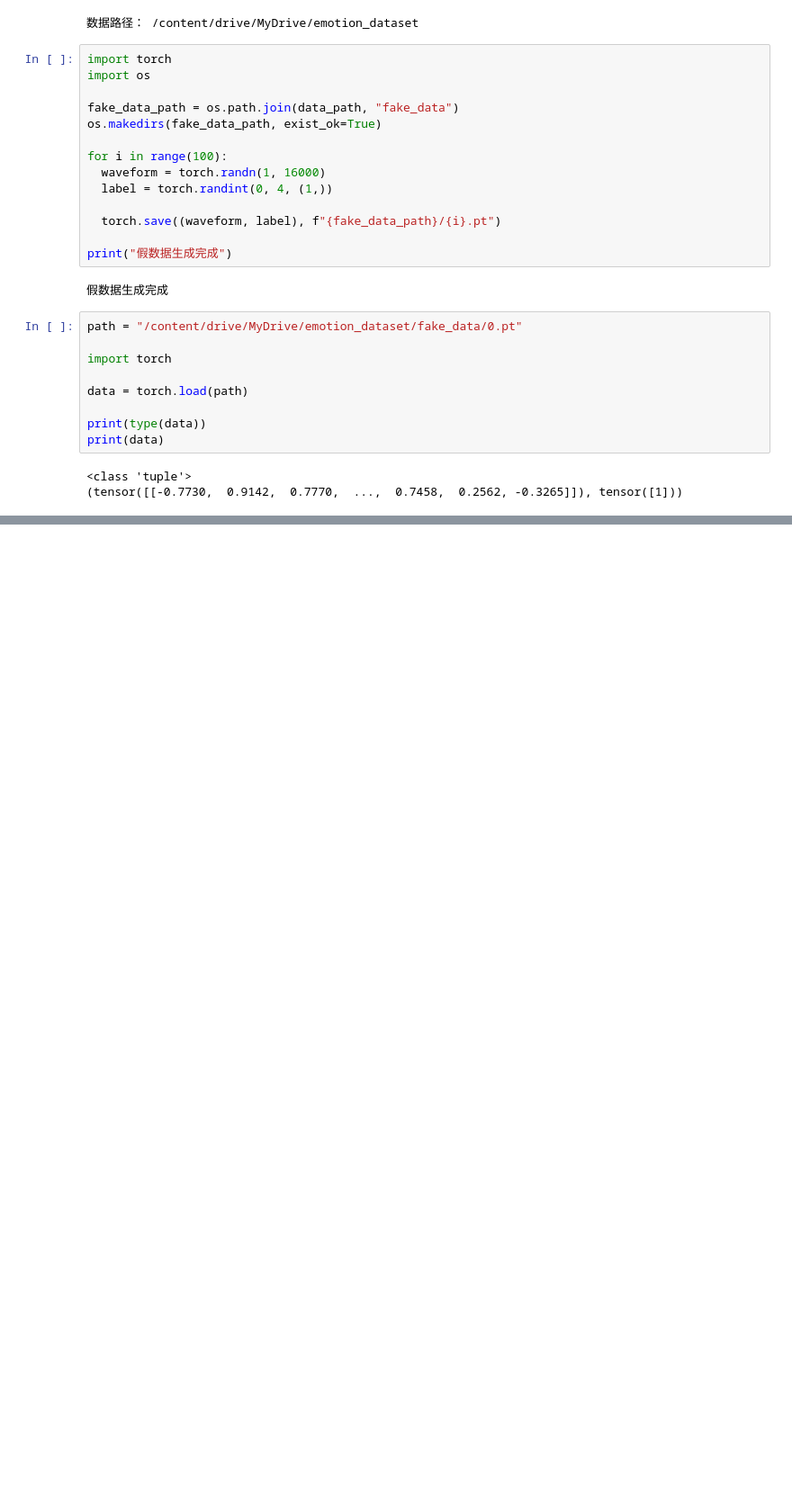
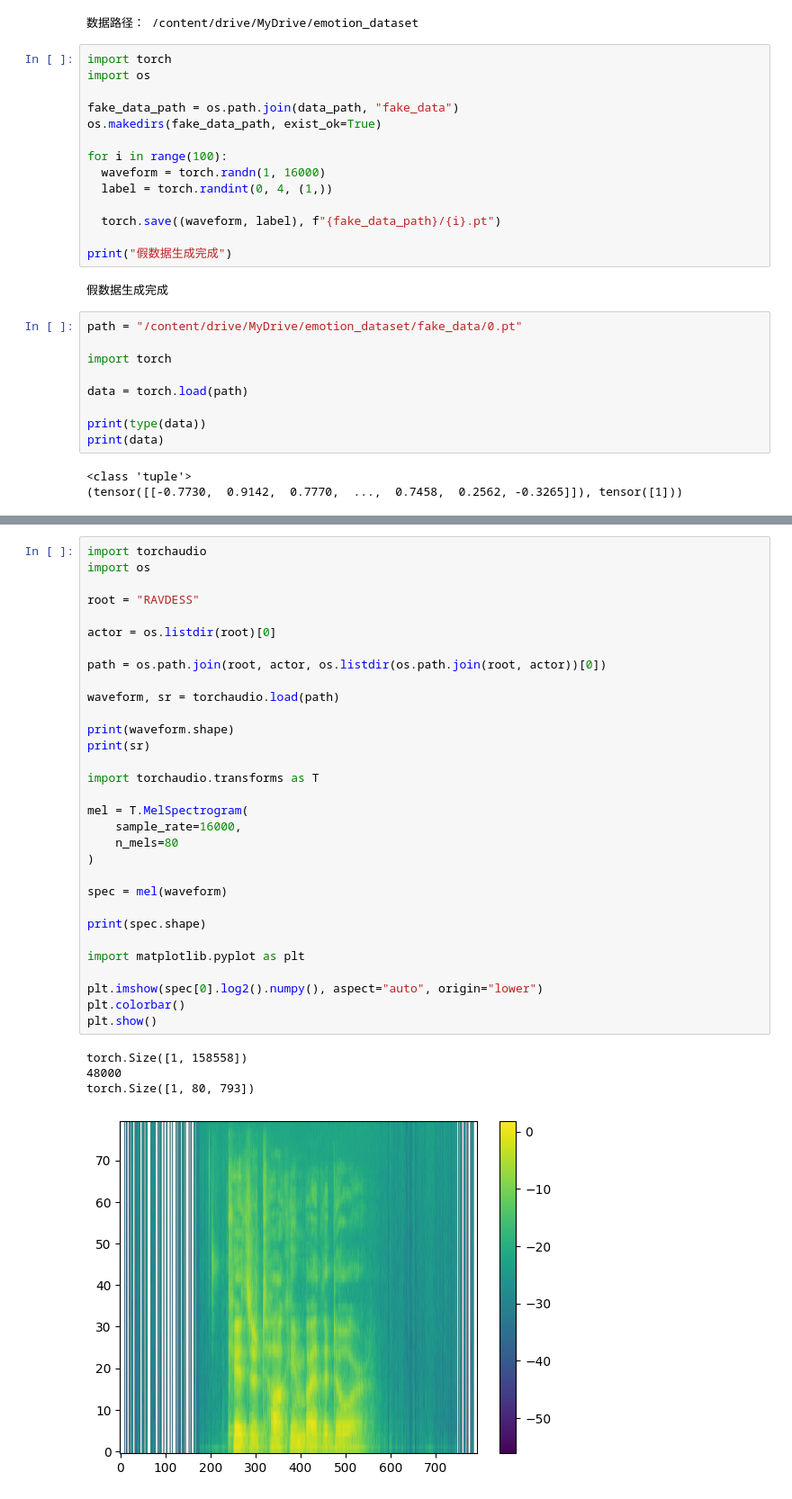
Before and after one commit to WhoIsElijah233/speech-emotion-recognition, a Jupyter notebook: notebooks/train.ipynb, the cells around one changed output, grey strips where cells are left out. Shown at 90% size. Saved outputs shown, nothing was run; the diff lists cells and outputs as text; blank space fills up the shorter version.

```diff
--- a/notebooks/train.ipynb
+++ b/notebooks/train.ipynb
@@ -87,0 +189,36 @@ NameError: name 'waveform' is not defined
+# %%
+import torchaudio
+import os
+
+root = "RAVDESS"
+
+actor = os.listdir(root)[0]
+
+path = os.path.join(root, actor, os.listdir(os.path.join(root, actor))[0])
+
+waveform, sr = torchaudio.load(path)
+
+print(waveform.shape)
+print(sr)
+
+import torchaudio.transforms as T
+
+mel = T.MelSpectrogram(
+    sample_rate=16000,
+    n_mels=80
+)
+
+spec = mel(waveform)
+
+print(spec.shape)
+
+import matplotlib.pyplot as plt
+
+plt.imshow(spec[0].log2().numpy(), aspect="auto", origin="lower")
+plt.colorbar()
+plt.show()
+# %% [output]
+torch.Size([1, 158558])
+48000
+torch.Size([1, 80, 793])
+[figure, added]
```
Also changed, not shown: parts of 13 cells of this notebook.
